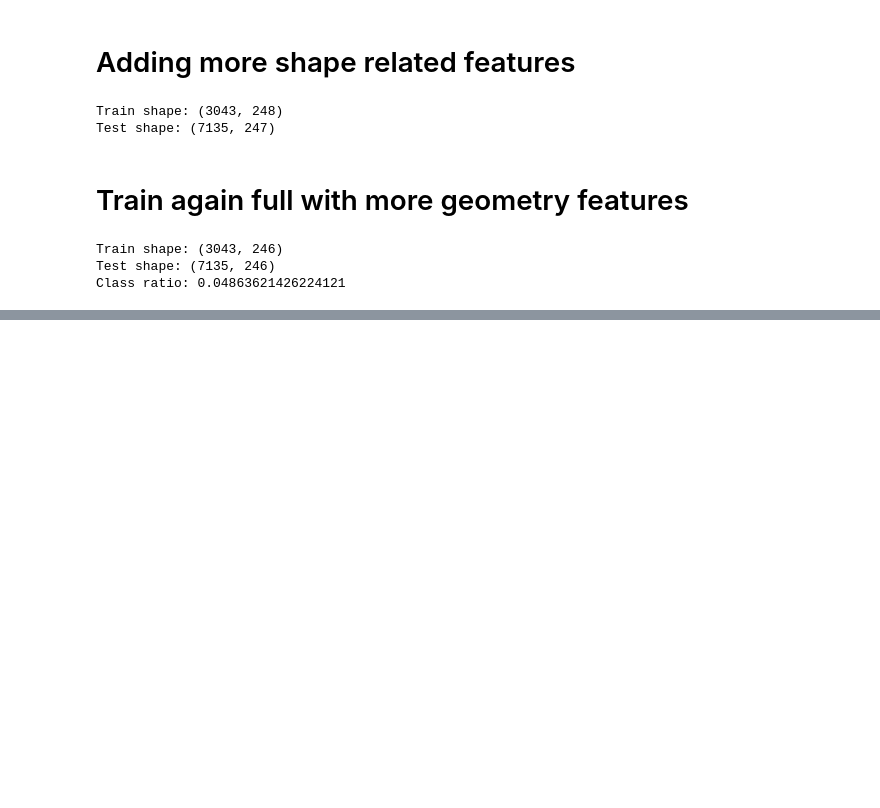
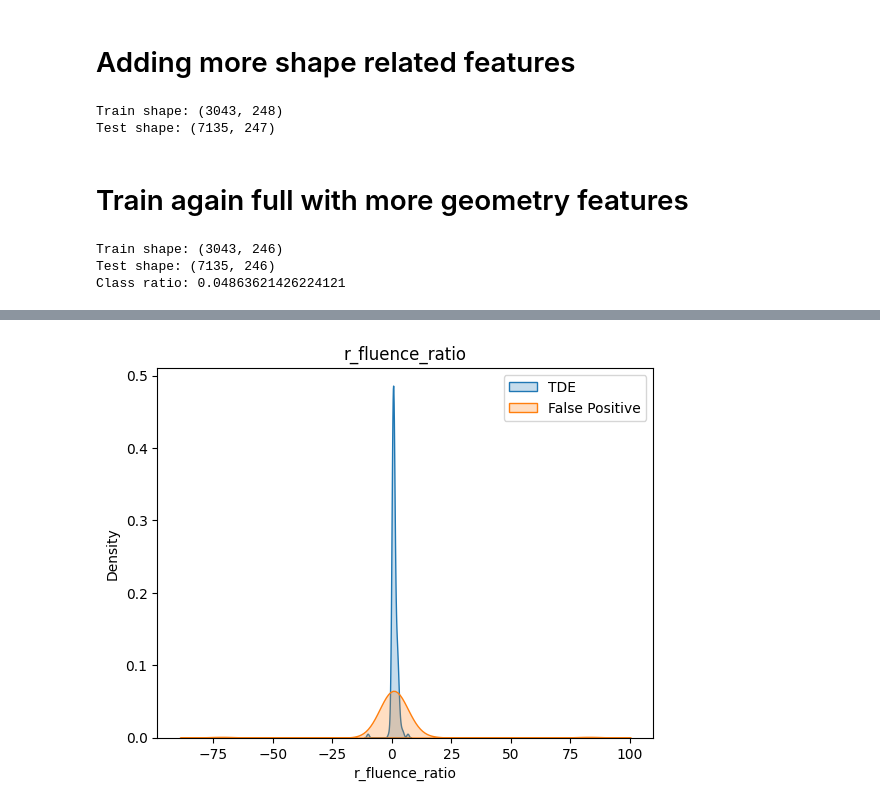
Before and after one commit to ayushsj99/MALLORN_Kaggle_Competition, a Jupyter notebook: MALLORN_Final.ipynb, the cells around one changed output, grey strips where cells are left out. Saved outputs shown, nothing was run; the diff lists cells and outputs as text; code cells hidden in the pictures; blank space fills up the shorter version.

```diff
--- a/MALLORN_Final.ipynb
+++ b/MALLORN_Final.ipynb
@@ -2186,0 +2368,10 @@ Positive rate (test): 0.048633496846531184
+# %%
+param_grid = {
+    "max_depth": [3, 4, 5],
+    "min_child_weight": [1, 3, 5],
+    "learning_rate": [0.03, 0.05, 0.07],
+    "n_estimators": [400, 600, 800],
+    "subsample": [0.7, 0.8, 0.9],
+    "colsample_bytree": [0.6, 0.8, 1.0],
+    "gamma": [0.0, 0.1, 0.3]
+}
@@ -2186,0 +2653,15 @@ Positive rate (test): 0.048633496846531184
+# %%
+oof_df = train_df_full[["object_id", "target"]].copy()
+oof_df["prob"] = oof_prob
+oof_df["pred"] = oof_pred
+
+oof_df = oof_df.merge(
+    trainLog[["object_id", "SpecType"]],
+    on="object_id",
+    how="left"
+)
+# %%
+fp_df = oof_df[
+    (oof_df["pred"] == 1) &
+    (oof_df["target"] == 0)
+]
@@ -2186,0 +2783,20 @@ Positive rate (test): 0.048633496846531184
+# %%
+import seaborn as sns
+import matplotlib.pyplot as plt
+
+feat = "r_fluence_ratio"
+
+sns.kdeplot(
+    train_df_full.loc[oof_df.target == 1, feat],
+    label="TDE", fill=True
+)
+sns.kdeplot(
+    train_df_full.loc[oof_df.index.isin(fp_df.index), feat],
+    label="False Positive", fill=True
+)
+
+plt.legend()
+plt.title(feat)
+plt.show()
+# %% [output]
+[figure, added]
```
Also changed, not shown: parts of 136 cells of this notebook.
